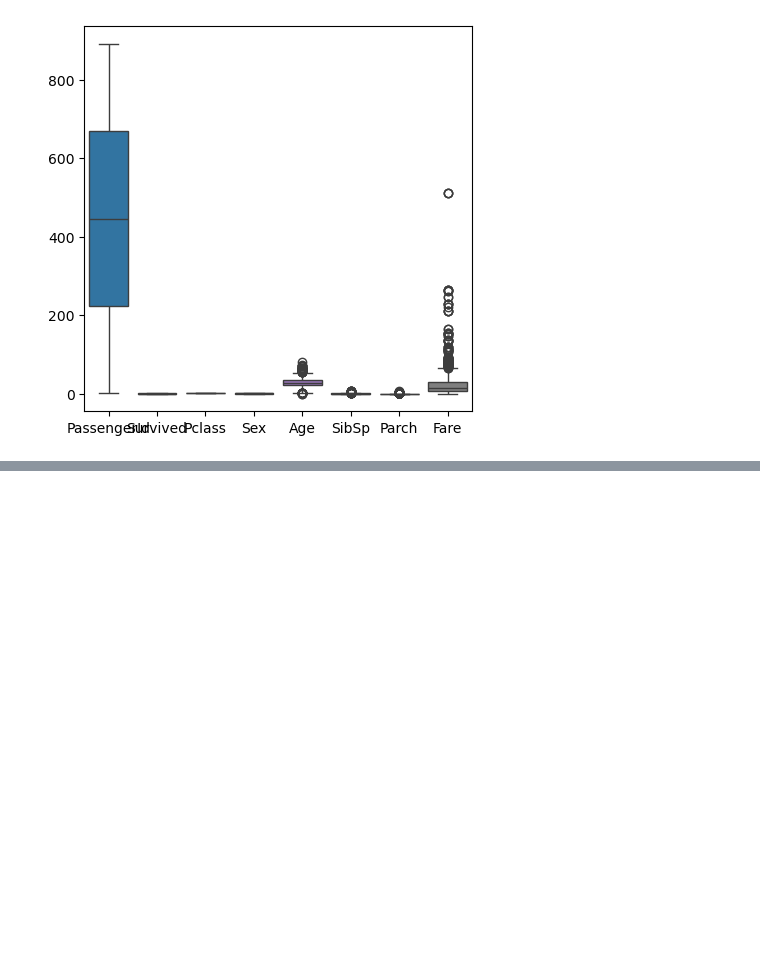
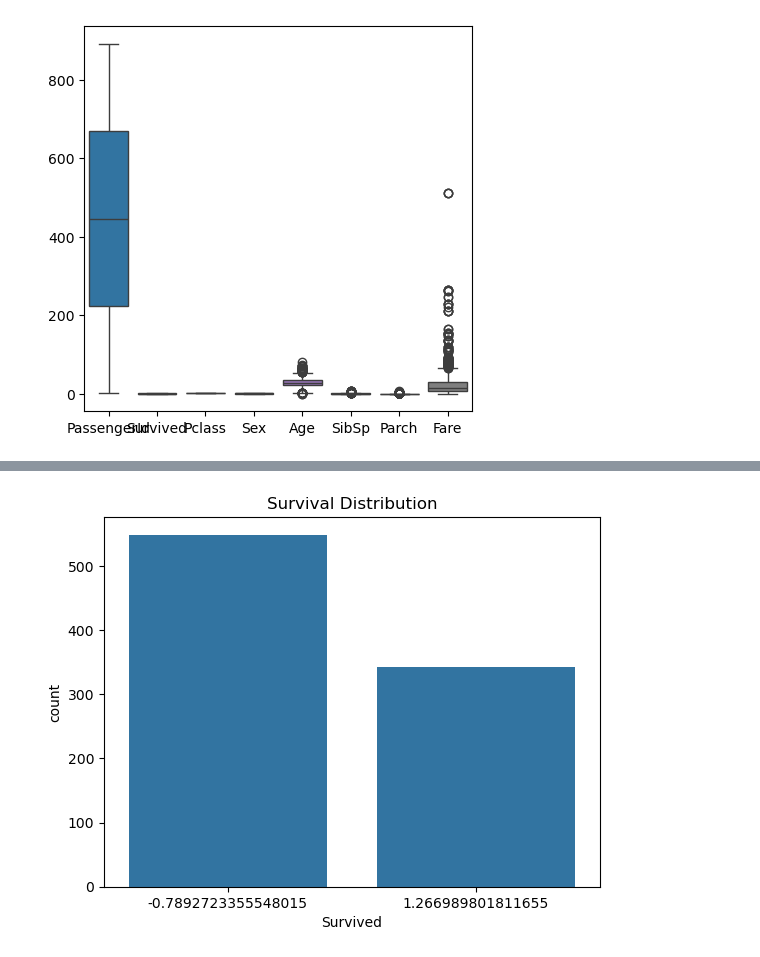
Before and after one commit to AanchalPandey16/Task, a Jupyter notebook: Data Cleaning & Preprocessing.ipynb, the cells around one changed output, grey strips where cells are left out. Drawn from its saved outputs; the diff is of its cells as text; code cells hidden in the pictures; blank space fills up the shorter version.

```diff
--- a/Data Cleaning & Preprocessing.ipynb
+++ b/Data Cleaning & Preprocessing.ipynb
@@ -193,0 +242,6 @@ df.head()
+# %%
+sns.countplot(x='Survived', data=df)
+plt.title("Survival Distribution")
+plt.show()
+# %% [output]
+[figure, added]
```
Also changed, not shown: parts of 10 cells of this notebook.
